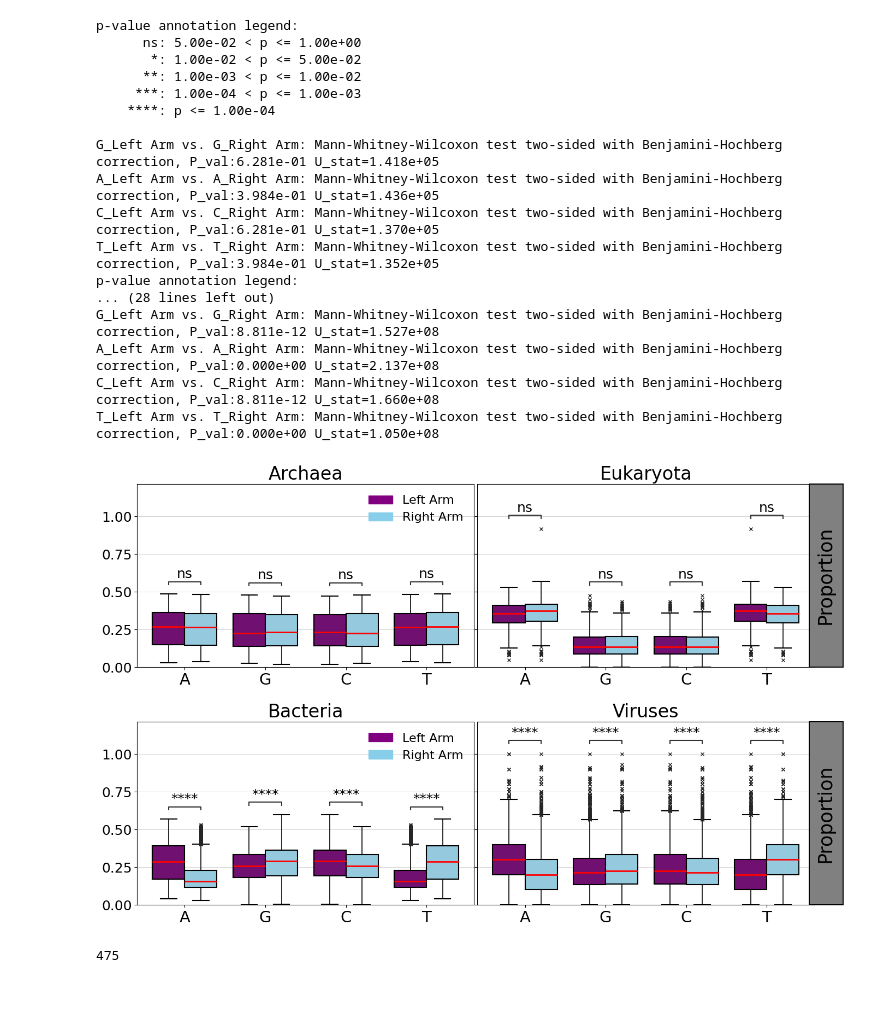
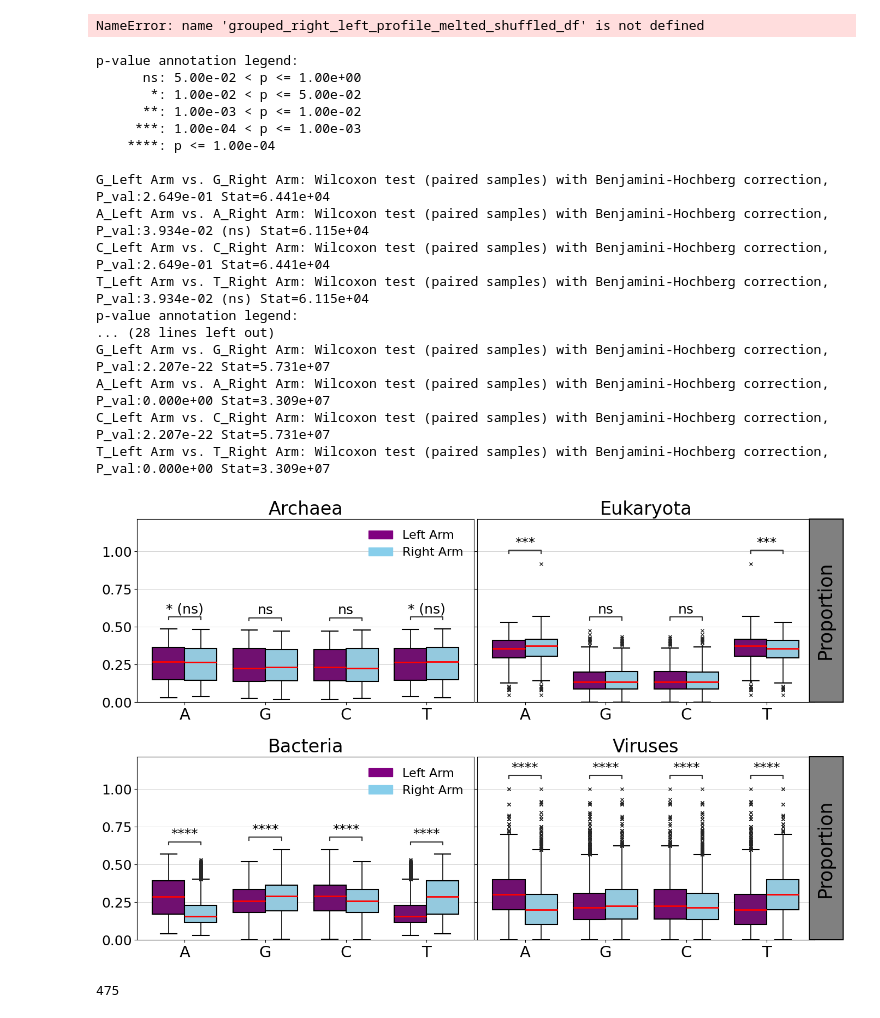
Before and after one commit to Georgakopoulos-Soares-lab/tree_of_life_IR, a Jupyter notebook: notebooks/Motif_Biophysical_Properties_rmk.ipynb, the cells around one changed output. Cells and saved outputs as stored; diff of their text form; code cells hidden in the pictures.

```diff
--- a/notebooks/Motif_Biophysical_Properties_rmk.ipynb
+++ b/notebooks/Motif_Biophysical_Properties_rmk.ipynb
@@ -30,0 +192,8 @@ shape: (33_558_919, 21)
+# %%
+
+motif_shuffled_df = motif_shuffled_df.join(
+                                        assembly_df,
+                                        on="#assembly_accession",
+                                        how="left"
+                    )
+motif_shuffled_df
@@ -30,0 +228,7 @@ shape: (33_558_919, 21)
+# %%
+extract_id = lambda x: "_".join(Path(x).name.split("_")[:2])
+validated_normal = set(extract_id(line.strip()) for line in open("processed_succesfully_IR_normal.txt"))
+# validated_shuffled = set(extract_id(line.strip()) for line in open("processed_succesfully_IR_shuffled.txt"))
+# mutual_assemblies = validated_normal.intersection(validated_shuffled)
+motif_df = motif_df.filter(pl.col("#assembly_accession").is_in(validated_normal))
+motif_df
@@ -240,2 +474,30 @@ cles_df
+# %%
+cles_shuffled_results = []
+domains = ["Archaea", "Eukaryota", "Bacteria", "Viruses"]
+nucleotides = ["A", "C", "G", "T"]
+for domain in domains:
+    df = grouped_right_left_profile_melted_shuffled_df.filter(pl.col("domain") == domain).to_pandas()
+    for nt in nucleotides:
+        left_values = df[(df["nucleotide"] == nt) & (df["left_right_arm_group"] == "Left Arm")]["fraction"].values
+        right_values = df[(df["nucleotide"] == nt) & (df["left_right_arm_group"] == "Right Arm")]["fraction"].values
+        if len(left_values) == 0 or len(right_values) == 0:
+            cles = np.nan
+        else:
+            cles = common_language_effect_size(left_values, right_values)
+        if len(left_values) > 0 and len(right_values) > 0:
+            _, pval = mannwhitneyu(left_values, right_values, alternative="two-sided")
+        else:
+            pval = np.nan
+        cles_shuffled_results.append({
+            "domain": domain,
+            "nucleotide": nt,
+            "cles": cles,
+            "p_value": pval
+        })
+
+cles_shuffled_df = pd.DataFrame(cles_shuffled_results)
+cles_shuffled_df
+# %% [output]
+NameError: name 'grouped_right_left_profile_melted_shuffled_df' is not defined
 # %%
 target = Path("IR_figures/biophysical")
@@ -295,7 +558,7 @@ for i, domain in enumerate(domains):
         hue="left_right_arm_group",
         fontsize=18,
     )
-    annotator.configure(test="Mann-Whitney",
+    annotator.configure(test="Wilcoxon",
                         text_format="star",
                         loc="inside",
                         comparisons_correction="fdr_bh",
@@ -316,42 +579,42 @@ for i, domain in enumerate(domains):
                 zorder=10,
                 clip_on=False,
                 edgecolor="black",
                 )
         )
         ax.text(
             1.06,
             0.5,
             "Proportion",
             transform=ax.transAxes,
             rotation=90,
             va="center",
             ha="right",
             fontsize=25,
             color="black",
             zorder=11
         )
 
 fig.savefig(target / "IR_motif_biophysical_properties_left_right_arm_comparison.pdf", transparent=True, bbox_inches="tight")
 plt.show()
 # %% [output]
 p-value annotation legend:
       ns: 5.00e-02 < p <= 1.00e+00
        *: 1.00e-02 < p <= 5.00e-02
       **: 1.00e-03 < p <= 1.00e-02
      ***: 1.00e-04 < p <= 1.00e-03
     ****: p <= 1.00e-04
 
-G_Left Arm vs. G_Right Arm: Mann-Whitney-Wilcoxon test two-sided with Benjamini-Hochberg correction, P_val:6.281e-01 U_stat=1.418e+05
-A_Left Arm vs. A_Right Arm: Mann-Whitney-Wilcoxon test two-sided with Benjamini-Hochberg correction, P_val:3.984e-01 U_stat=1.436e+05
-C_Left Arm vs. C_Right Arm: Mann-Whitney-Wilcoxon test two-sided with Benjamini-Hochberg correction, P_val:6.281e-01 U_stat=1.370e+05
-T_Left Arm vs. T_Right Arm: Mann-Whitney-Wilcoxon test two-sided with Benjamini-Hochberg correction, P_val:3.984e-01 U_stat=1.352e+05
+G_Left Arm vs. G_Right Arm: Wilcoxon test (paired samples) with Benjamini-Hochberg correction, P_val:2.649e-01 Stat=6.441e+04
+A_Left Arm vs. A_Right Arm: Wilcoxon test (paired samples) with Benjamini-Hochberg correction, P_val:3.934e-02 (ns) Stat=6.115e+04
+C_Left Arm vs. C_Right Arm: Wilcoxon test (paired samples) with Benjamini-Hochberg correction, P_val:2.649e-01 Stat=6.441e+04
+T_Left Arm vs. T_Right Arm: Wilcoxon test (paired samples) with Benjamini-Hochberg correction, P_val:3.934e-02 (ns) Stat=6.115e+04
 p-value annotation legend:
 ... (28 lines left out)
-G_Left Arm vs. G_Right Arm: Mann-Whitney-Wilcoxon test two-sided with Benjamini-Hochberg correction, P_val:8.811e-12 U_stat=1.527e+08
-A_Left Arm vs. A_Right Arm: Mann-Whitney-Wilcoxon test two-sided with Benjamini-Hochberg correction, P_val:0.000e+00 U_stat=2.137e+08
-C_Left Arm vs. C_Right Arm: Mann-Whitney-Wilcoxon test two-sided with Benjamini-Hochberg correction, P_val:8.811e-12 U_stat=1.660e+08
-T_Left Arm vs. T_Right Arm: Mann-Whitney-Wilcoxon test two-sided with Benjamini-Hochberg correction, P_val:0.000e+00 U_stat=1.050e+08
+G_Left Arm vs. G_Right Arm: Wilcoxon test (paired samples) with Benjamini-Hochberg correction, P_val:2.207e-22 Stat=5.731e+07
+A_Left Arm vs. A_Right Arm: Wilcoxon test (paired samples) with Benjamini-Hochberg correction, P_val:0.000e+00 Stat=3.309e+07
+C_Left Arm vs. C_Right Arm: Wilcoxon test (paired samples) with Benjamini-Hochberg correction, P_val:2.207e-22 Stat=5.731e+07
+T_Left Arm vs. T_Right Arm: Wilcoxon test (paired samples) with Benjamini-Hochberg correction, P_val:0.000e+00 Stat=3.309e+07
-[figure, old version]
+[figure, new version]
 # %%
 motif_df.filter(pl.col("species_taxid") == 1352).n_unique("#assembly_accession")
 # %% [output]
```
Also changed, not shown: parts of 68 cells of this notebook, 7 other files.
